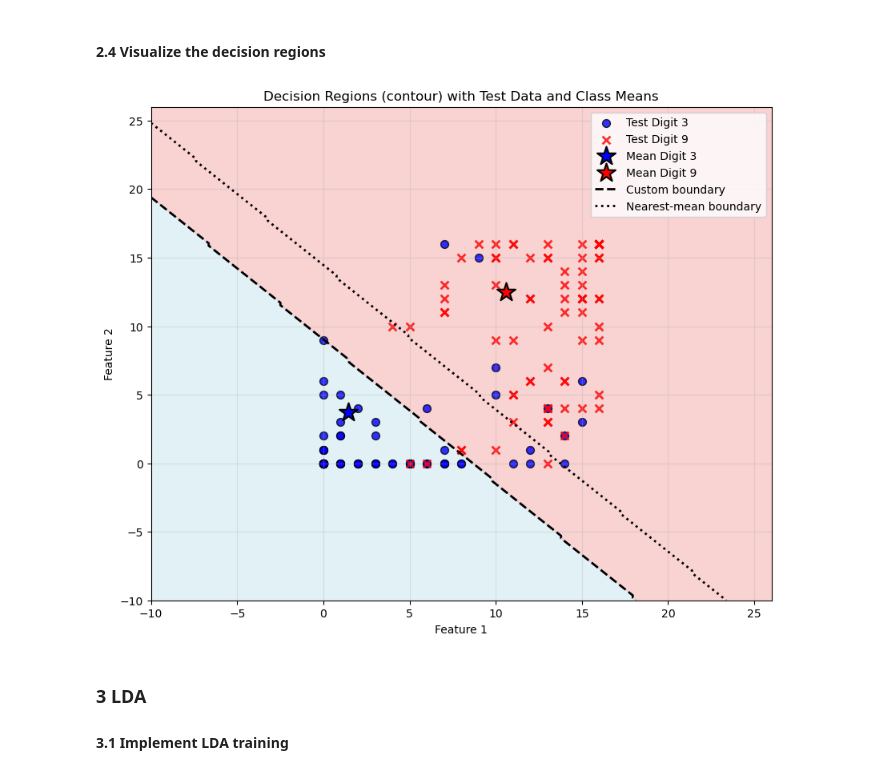
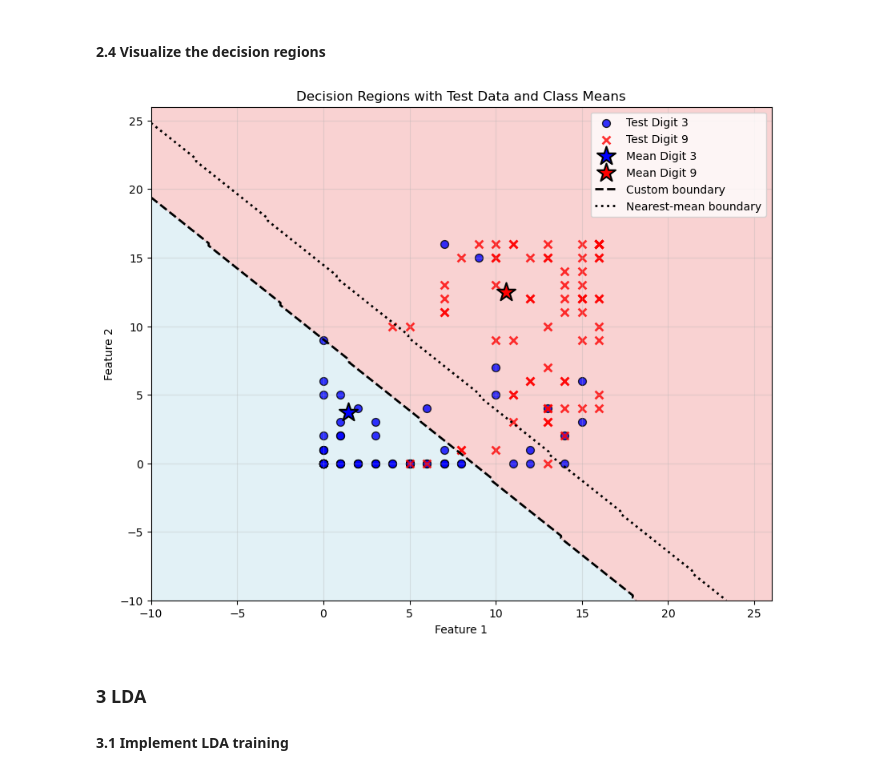
Before and after one commit to binyamolango/machine_learning_essentials, a Jupyter notebook: ex01_linear_classifiers/linear-classifiers.ipynb, the cells around one changed output. Drawn from its saved outputs; the diff is of its cells as text; code cells hidden in the pictures.

```diff
--- a/ex01_linear_classifiers/linear-classifiers.ipynb
+++ b/ex01_linear_classifiers/linear-classifiers.ipynb
@@ -193,81 +196,70 @@ Test error with custom classifier: 0.10273972602739725
 # %% [markdown]
 #### 2.4 Visualize the decision regions
 # %%
-# Create a 200x200 grid covering the feature space
+# create a 200x200 grid covering the feature space
 grid_size = 200
 
-# Find bounds with some padding
+# find bounds with some padding
 min_f1 = training_features[:, 0].min() - 10
 max_f1 = training_features[:, 0].max() + 10
 min_f2 = training_features[:, 1].min() - 10
 max_f2 = training_features[:, 1].max() + 10
 
-# Create grid using numpy.meshgrid
+# create the grid with the grid_size 200
 f1_vals = np.linspace(min_f1, max_f1, grid_size)
 f2_vals = np.linspace(min_f2, max_f2, grid_size)
 F1, F2 = np.meshgrid(f1_vals, f2_vals)
 
-# Flatten grid into feature coordinates
+# flatten grid into feature coordinates
 grid_features = np.column_stack([F1.ravel(), F2.ravel()])
-
-# Ensure beta and b exist (fallback to mean-difference if not)
-try:
-    beta
-    b
-except NameError:
-    mean_3 = training_features[y_train_binary == -1].mean(axis=0)
-    mean_9 = training_features[y_train_binary == 1].mean(axis=0)
-    beta = mean_9 - mean_3
-    b = 0
 
 # Predict using both classifiers for the grid
 Z_custom = custom_classifier(grid_features, beta, b).reshape(F1.shape)
 Z_nearest = nearest_mean(training_features, y_train_binary, grid_features).reshape(F1.shape)
 
-# Plot decision regions using contour (filled) for custom classifier
+# plot decision regions
 plt.figure(figsize=(10, 8))
 plt.contourf(F1, F2, Z_custom, levels=[-1, 0, 1], colors=['lightblue', 'lightcoral'], alpha=0.35)
 
-# Plot decision boundary lines for both classifiers (level 0)
+# plot decision boundary lines for both classifiers
 cs_custom = plt.contour(F1, F2, Z_custom, levels=[0], colors='k', linewidths=2, linestyles='--')
 cs_nearest = plt.contour(F1, F2, Z_nearest, levels=[0], colors='k', linewidths=2, linestyles=':')
 
-# Overlay test data
+# overlay test data
 mask3_test = (y_test_binary == -1)
 mask9_test = (y_test_binary == 1)
 sc3 = plt.scatter(test_features[mask3_test, 0], test_features[mask3_test, 1],
             label='Test Digit 3', alpha=0.8, s=50, marker='o', color='blue', edgecolors='black')
 sc9 = plt.scatter(test_features[mask9_test, 0], test_features[mask9_test, 1],
             label='Test Digit 9', alpha=0.8, s=50, marker='x', color='red', linewidths=2)
 
 # Plot class means
 mean_3 = training_features[y_train_binary == -1].mean(axis=0)
 mean_9 = training_features[y_train_binary == 1].mean(axis=0)
 mean3_sc = plt.scatter(mean_3[0], mean_3[1], marker='*', s=300, color='blue',
             edgecolors='black', linewidth=1.5, label='Mean Digit 3', zorder=5)
 mean9_sc = plt.scatter(mean_9[0], mean_9[1], marker='*', s=300, color='red',
             edgecolors='black', linewidth=1.5, label='Mean Digit 9', zorder=5)
 
-# Add proxies for the two decision-boundary styles so they appear in the legend
-from matplotlib.lines import Line2D
+# add proxies for the two decision-boundary styles so they appear in the legend
 custom_line = Line2D([0], [0], color='k', linestyle='--', linewidth=2)
 nearest_line = Line2D([0], [0], color='k', linestyle=':', linewidth=2)
 
-# Build legend with current artists plus the boundary proxies
+# build legend
 handles, labels = plt.gca().get_legend_handles_labels()
 handles.extend([custom_line, nearest_line])
 labels.extend(['Custom boundary', 'Nearest-mean boundary'])
 plt.legend(handles, labels, loc='best')
 
 plt.xlabel('Feature 1')
 plt.ylabel('Feature 2')
-plt.title('Decision Regions (contour) with Test Data and Class Means')
+plt.title('Decision Regions with Test Data and Class Means')
 plt.grid(True, alpha=0.3)
 plt.xlim(min_f1, max_f1)
 plt.ylim(min_f2, max_f2)
 plt.show()
 # %% [output]
-[figure, old version]
+[figure, new version]
 # %% [markdown]
 ### 3 LDA
 #### 3.1 Implement LDA training
```
Also changed, not shown: parts of 5 cells of this notebook.
